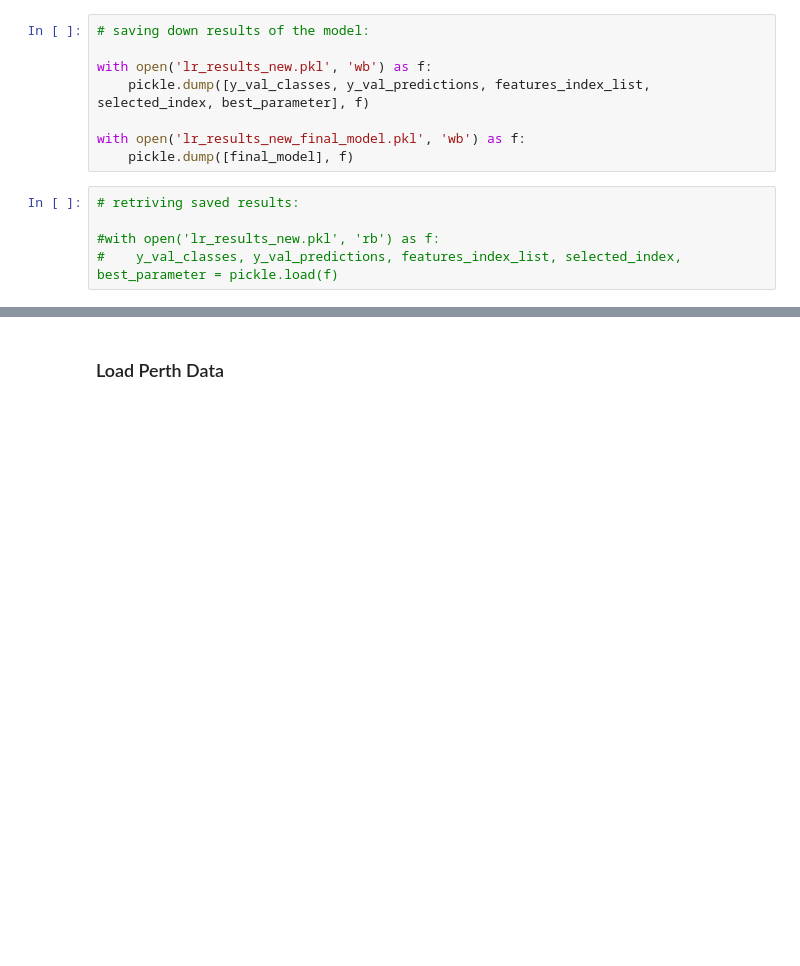
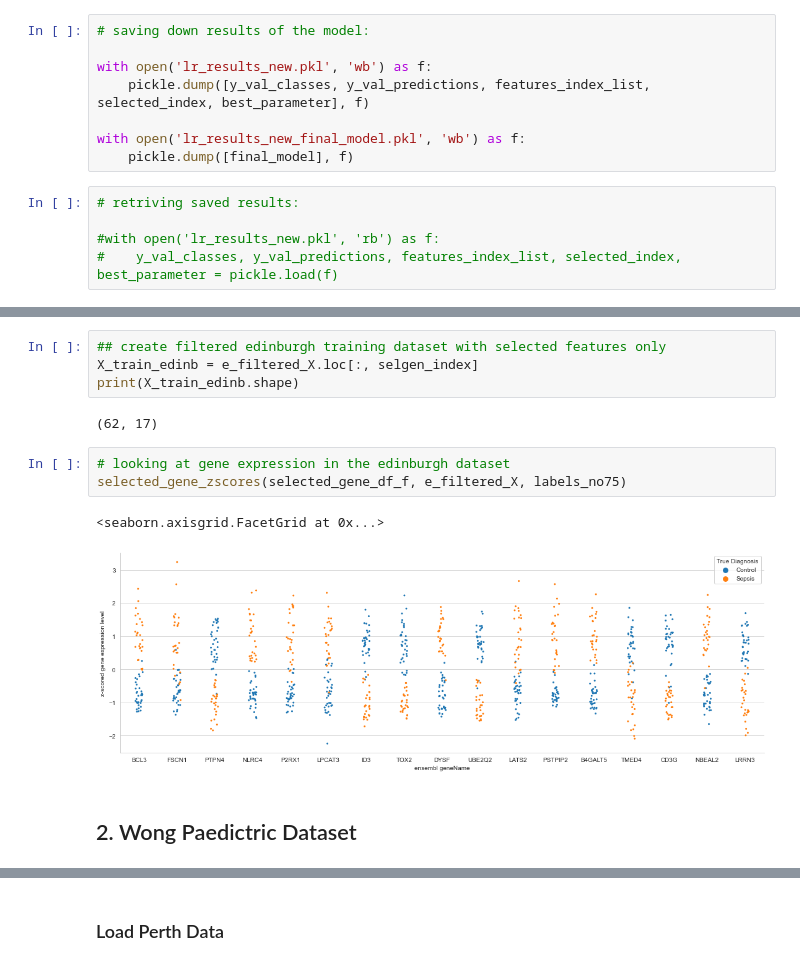
Before and after one commit to parkyed/sepsis_ml_omics_msc, a Jupyter notebook: neonatal_logistic_regression.ipynb, the cells around one changed output, grey strips where cells are left out. Cells and saved outputs as stored; diff of their text form; blank space fills up the shorter version.

```diff
--- a/neonatal_logistic_regression.ipynb
+++ b/neonatal_logistic_regression.ipynb
@@ -426,0 +559,14 @@ with open('lr_results_new_final_model.pkl', 'wb') as f:
+# %%
+## create filtered edinburgh training dataset with selected features only
+X_train_edinb = e_filtered_X.loc[:, selgen_index]
+print(X_train_edinb.shape)
+# %% [output]
+(62, 17)
+# %%
+# looking at gene expression in the edinburgh dataset
+selected_gene_zscores(selected_gene_df_f, e_filtered_X, labels_no75)
+# %% [output]
+<seaborn.axisgrid.FacetGrid at 0x...>
+[figure, added]
+# %% [markdown]
+## 2. Wong Paedictric Dataset
```
Also changed, not shown: parts of 41 cells of this notebook.
